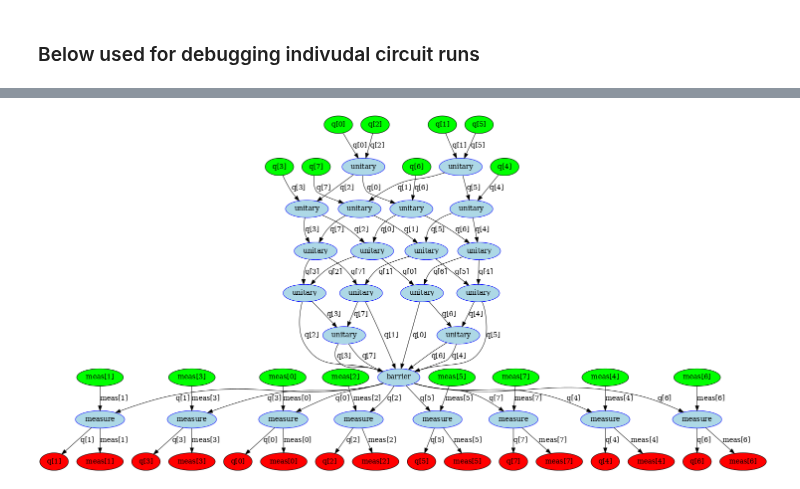
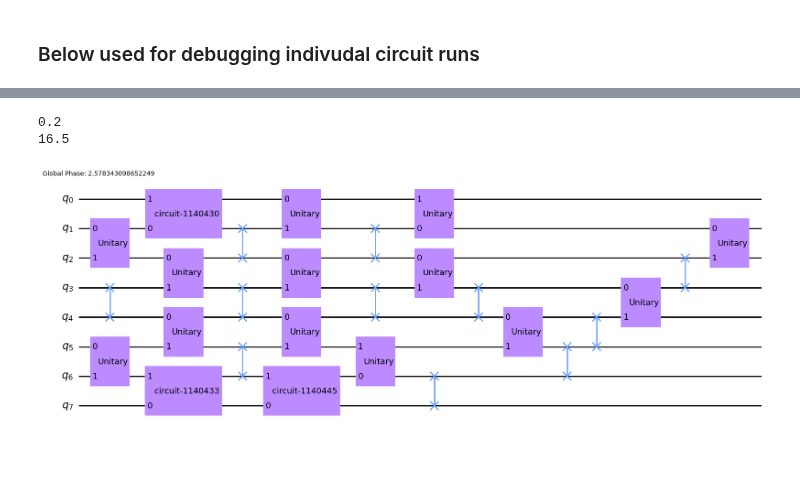
Before and after one commit to Pitt-JonesLab/mirror-gates, a Jupyter notebook: src/notebooks/debug_bench.ipynb, the cells around one changed output, grey strips where cells are left out. Cells and saved outputs as stored; diff of their text form; code cells hidden in the pictures; blank space fills up the shorter version.

```diff
--- a/src/notebooks/debug_bench.ipynb
+++ b/src/notebooks/debug_bench.ipynb
@@ -80,29 +95,19 @@ qc.draw("mpl", fold=-1)
-# %%
-from qiskit.converters import circuit_to_dag
-from qiskit.transpiler.passes import Collect2qBlocks, ConsolidateBlocks
-from qiskit.transpiler import PassManager
-
-
-def draw_dag(qc):
-    pm = PassManager([Collect2qBlocks(), ConsolidateBlocks(force_consolidate=True)])
-    cons_qc = pm.run(qc)
-    cons_dag = circuit_to_dag(cons_qc)
-    return cons_dag.draw()
-
-
-display(draw_dag(qc))
-# %% [output]
-[figure, removed]
 # %%
 from mirror_gates.pass_managers import SabreMS, QiskitLevel3
 from transpile_benchy.metrics.depth_metric import DepthMetric
 
 runner = SabreMS(coupling_map, parallel=False, logger=transpile_benchy_logger)
 metric = DepthMetric()
 runner.append_metric_pass(metric)
 transp = runner.run(qc)
 print(runner.property_set["accepted_subs"])
 print(runner.property_set["monodromy_depth"])
 # display(runner.property_set['pre'].draw('mpl'))
+# display(runner.property_set['pre2'].draw('mpl'))
+display(runner.property_set["mid"].draw("mpl", fold=-1))
 # display(runner.property_set['post'].draw('mpl'))
-display(transp.draw(output="mpl", fold=-1))
+# display(transp.draw(output="mpl", fold=-1))
+# %% [output]
+0.2
+16.5
+[figure, added]
```
Also changed, not shown: parts of 8 cells of this notebook, 4 other files.
